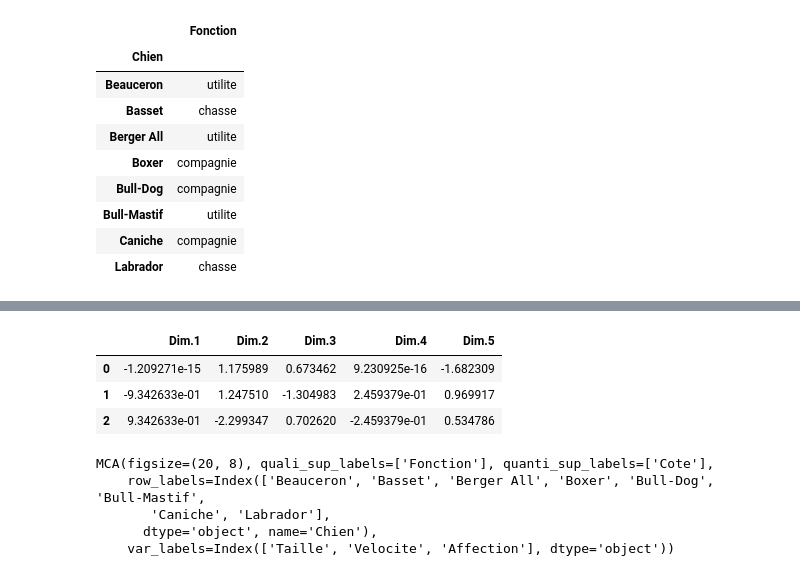
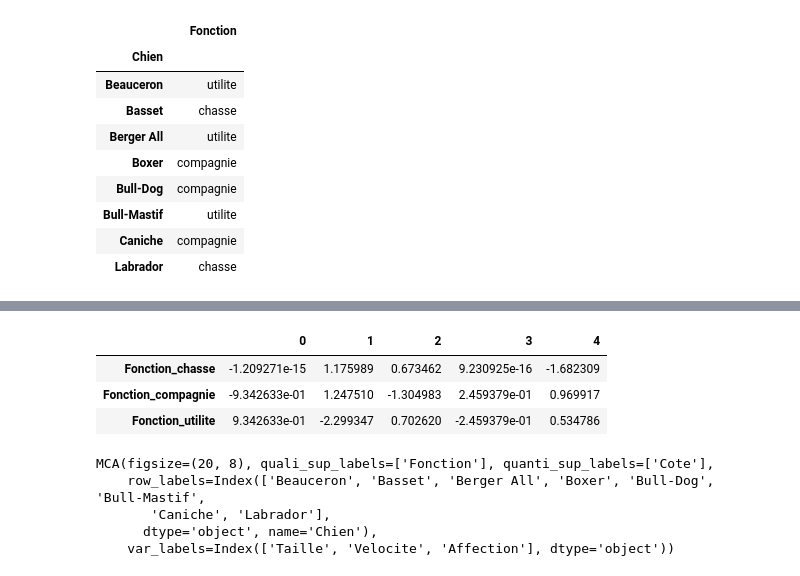
Before and after one commit to enfantbenidedieu/scientisttools, a Jupyter notebook: mca_example.ipynb, the cells around one changed output, grey strips where cells are left out. Cells and saved outputs as stored; diff of their text form; code cells hidden in the pictures.

```diff
--- a/mca_example.ipynb
+++ b/mca_example.ipynb
@@ -450,11 +450,11 @@ array([[2.   , 0.25 ],
-# %%
-mod_sup_vtest = mod_sup["v.test"]
-pd.DataFrame(mod_sup_vtest,columns=my_mca.dim_index_)
-# %% [output]
-|  | Dim.1 | Dim.2 | Dim.3 | Dim.4 | Dim.5 |
-| 0 | -1.209271e-15 | 1.175989 | 0.673462 | 9.230925e-16 | -1.682309 |
-| 1 | -9.342633e-01 | 1.247510 | -1.304983 | 2.459379e-01 | 0.969917 |
-| 2 | 9.342633e-01 | -2.299347 | 0.702620 | -2.459379e-01 | 0.534786 |
+# %%
+mod_sup_vtest = mod_sup["vtest"]
+mod_sup_vtest
+# %% [output]
+|  | 0 | 1 | 2 | 3 | 4 |
+| Fonction_chasse | -1.209271e-15 | 1.175989 | 0.673462 | 9.230925e-16 | -1.682309 |
+| Fonction_compagnie | -9.342633e-01 | 1.247510 | -1.304983 | 2.459379e-01 | 0.969917 |
+| Fonction_utilite | 9.342633e-01 | -2.299347 | 0.702620 | -2.459379e-01 | 0.534786 |
 # %%
 my_mca3 = MCA(n_components=None,
              row_labels=DActives.index,
```
Also changed, not shown: parts of 9 cells of this notebook, 29 other files.
